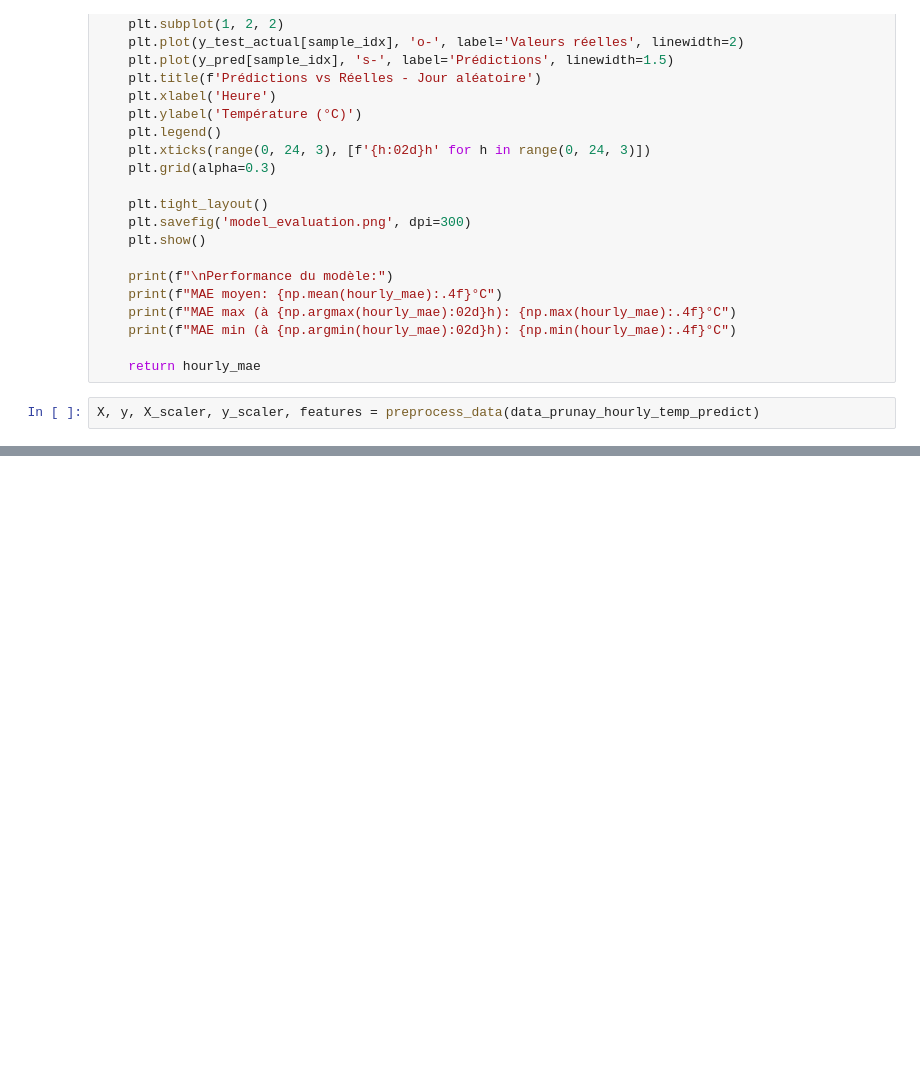
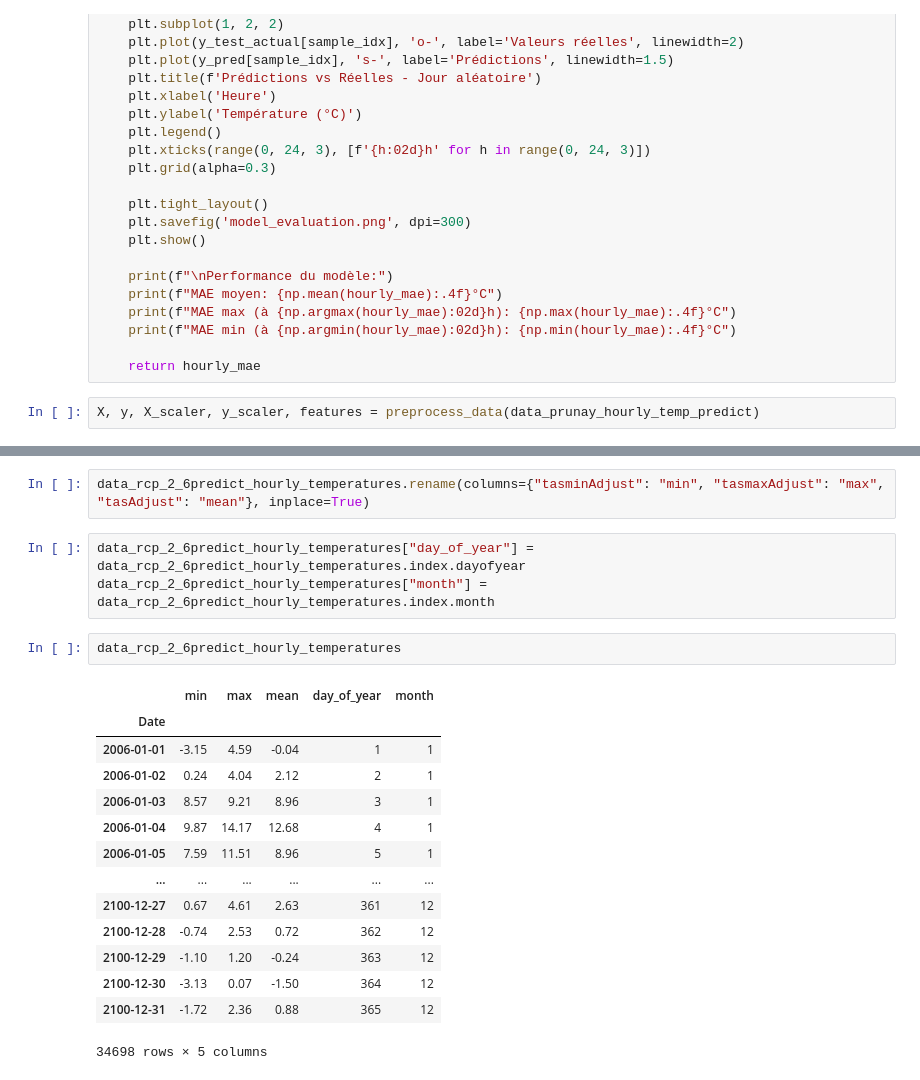
Before and after one commit to kubit07/data_analyse_DRIAS, a Jupyter notebook: bidirectinal_lstm_second_method.ipynb, the cells around one changed output, grey strips where cells are left out. Saved outputs shown, nothing was run; the diff lists cells and outputs as text; blank space fills up the shorter version.

```diff
--- a/bidirectinal_lstm_second_method.ipynb
+++ b/bidirectinal_lstm_second_method.ipynb
@@ -931,0 +824,22 @@ plt.show()
+# %%
+data_rcp_2_6predict_hourly_temperatures.rename(columns={"tasminAdjust": "min", "tasmaxAdjust": "max", "tasAdjust": "mean"}, inplace=True)
+# %%
+data_rcp_2_6predict_hourly_temperatures["day_of_year"] = data_rcp_2_6predict_hourly_temperatures.index.dayofyear
+data_rcp_2_6predict_hourly_temperatures["month"] = data_rcp_2_6predict_hourly_temperatures.index.month
+# %%
+data_rcp_2_6predict_hourly_temperatures
+# %% [output]
+|  | min | max | mean | day_of_year | month |
+| Date |  |  |  |  |  |
+| 2006-01-01 | -3.15 | 4.59 | -0.04 | 1 | 1 |
+| 2006-01-02 | 0.24 | 4.04 | 2.12 | 2 | 1 |
+| 2006-01-03 | 8.57 | 9.21 | 8.96 | 3 | 1 |
+| 2006-01-04 | 9.87 | 14.17 | 12.68 | 4 | 1 |
+| 2006-01-05 | 7.59 | 11.51 | 8.96 | 5 | 1 |
+| ... | ... | ... | ... | ... | ... |
+| 2100-12-27 | 0.67 | 4.61 | 2.63 | 361 | 12 |
+| 2100-12-28 | -0.74 | 2.53 | 0.72 | 362 | 12 |
+| 2100-12-29 | -1.10 | 1.20 | -0.24 | 363 | 12 |
+| 2100-12-30 | -3.13 | 0.07 | -1.50 | 364 | 12 |
+| 2100-12-31 | -1.72 | 2.36 | 0.88 | 365 | 12 |
+34698 rows × 5 columns
```
Also changed, not shown: parts of 30 cells of this notebook, 3 other files.
